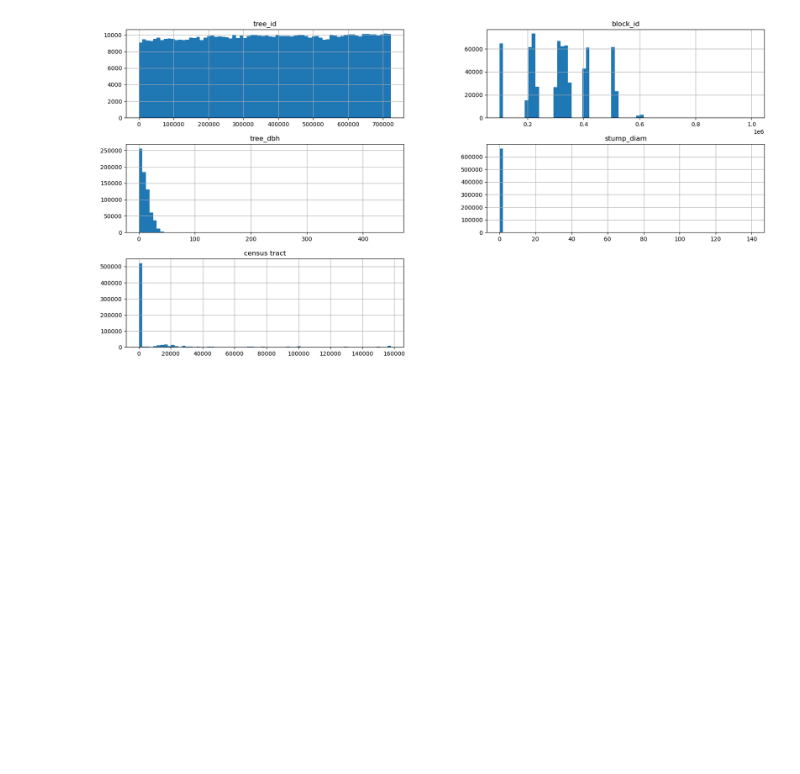
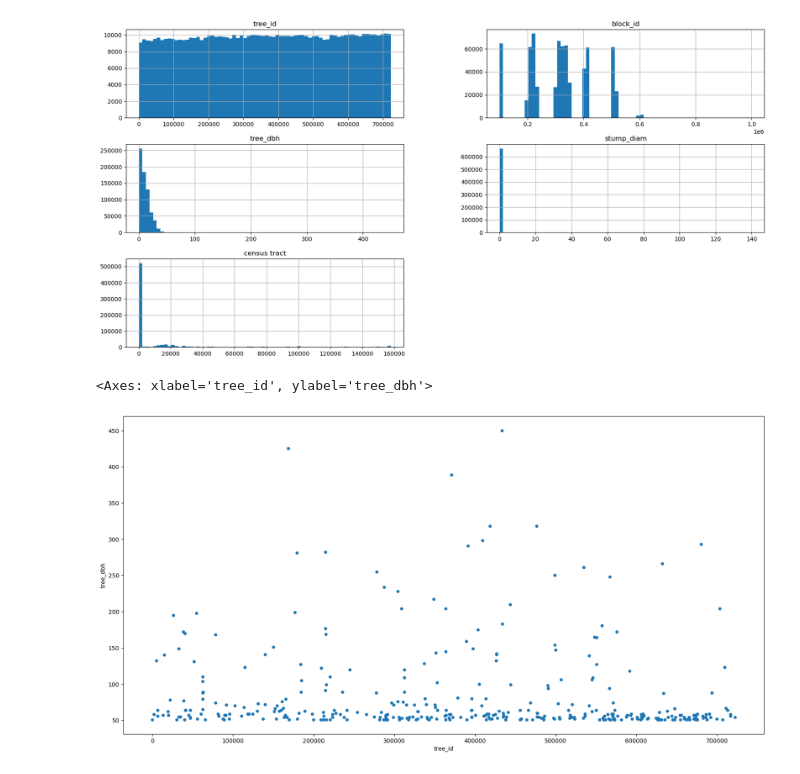
Before and after one commit to mohammadakhoundi1/New-York-Tree-Analysis, a Jupyter notebook: Untitled.ipynb, the cells around one changed output. Saved outputs shown, nothing was run; the diff lists cells and outputs as text; code cells hidden in the pictures; blank space fills up the shorter version.

```diff
--- a/Untitled.ipynb
+++ b/Untitled.ipynb
@@ -34,7 +34,7 @@ Index(['tree_id', 'block_id', 'created_at', 'tree_dbh', 'stump_diam',
       dtype='object')
 # %%
 subset_tree = tree_census[['tree_id', 'block_id', 'created_at', 'tree_dbh', 'stump_diam',
-       'curb_loc', 'status', 'health',
+       'curb_loc', 'status', 'health','spc_latin',
        'guards', 'sidewalk', 'steward', 'problems','user_type', 'root_stone',
        'brch_light', 'brch_shoe', 'brch_other', 'trunk_wire', 'trnk_light', 'trnk_other',
        'census tract']]
@@ -115,3 +115,10 @@ array([[<Axes: title={'center': 'tree_id'}>,
         <Axes: title={'center': 'stump_diam'}>],
        [<Axes: title={'center': 'census tract'}>, <Axes: >]], dtype=object)
 [figure]
+# %%
+big_trees = subset_tree[subset_tree['tree_dbh']>50]
+# %%
+big_trees[['tree_id','tree_dbh']].plot(kind='scatter',x='tree_id',y='tree_dbh',figsize=(20,10))
+# %% [output]
+<Axes: xlabel='tree_id', ylabel='tree_dbh'>
+[figure, added]
```
Also changed, not shown: parts of 7 cells of this notebook.
